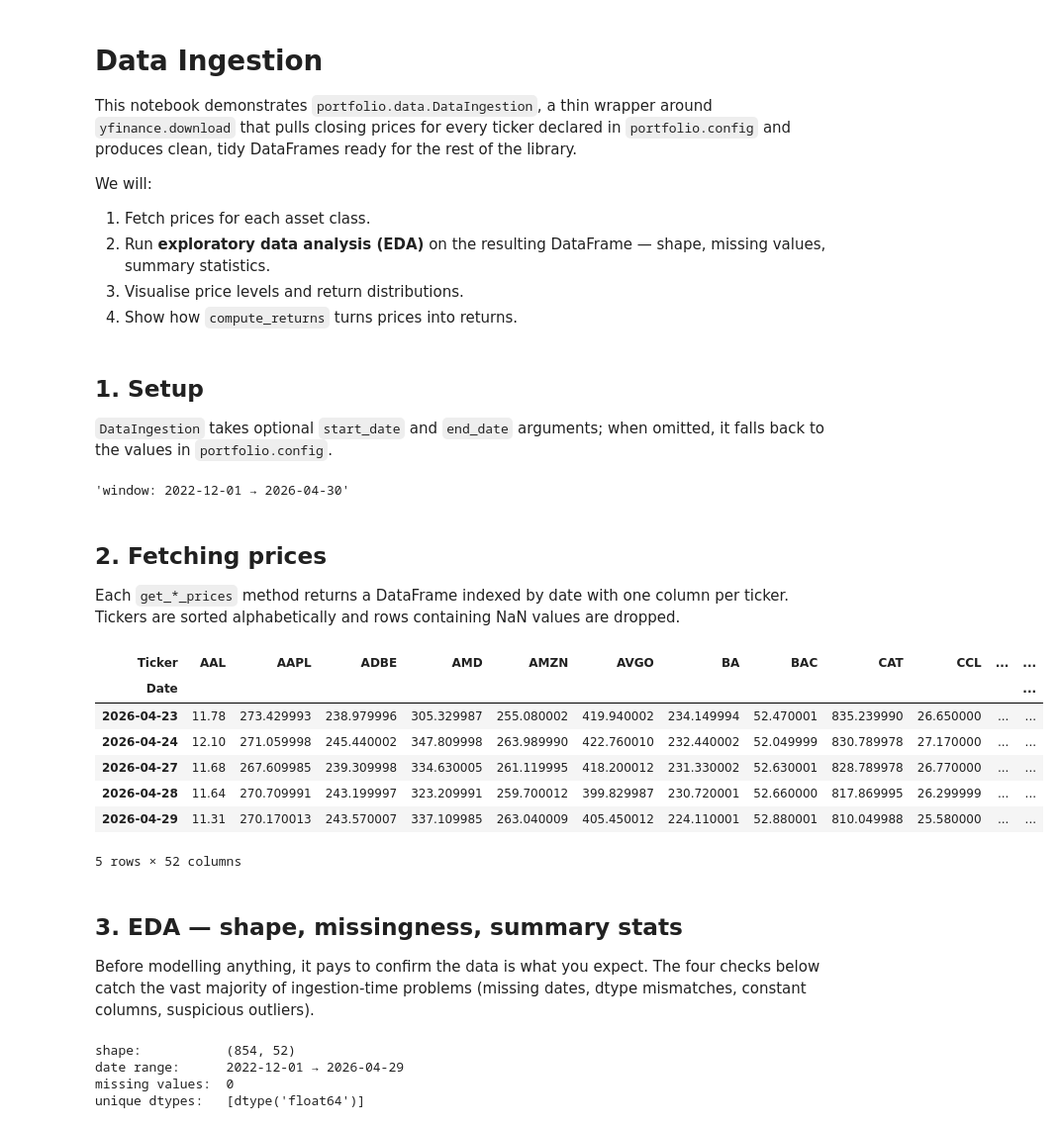
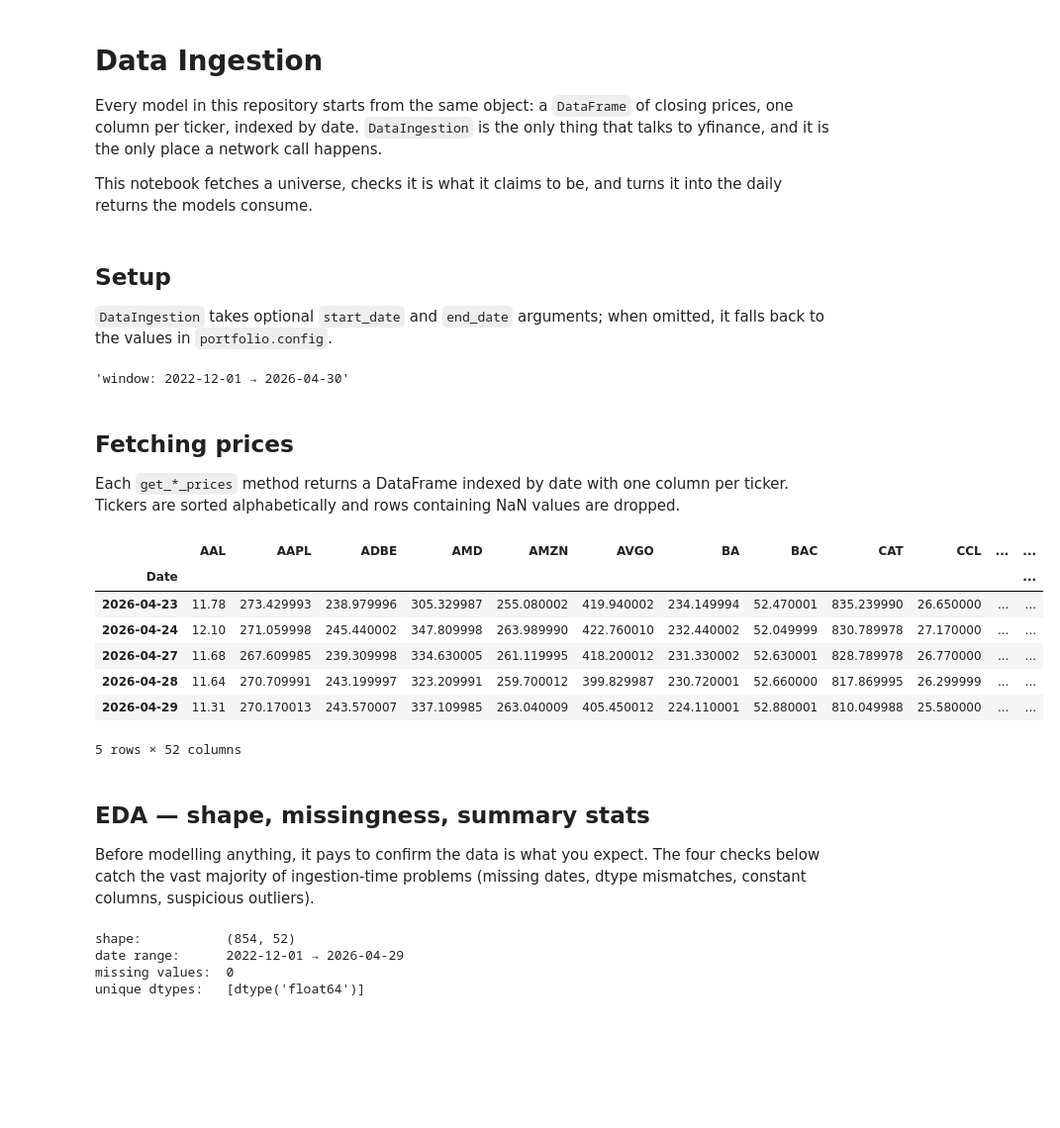
Before and after one commit to nickkats1/Financial-Mathematical-Models, a Jupyter notebook: notebooks/_data_ingestion.ipynb, the cells around one changed output. Shown at 99% size. Cells and saved outputs as stored; diff of their text form; code cells hidden in the pictures; blank space fills up the shorter version.

```diff
--- a/notebooks/_data_ingestion.ipynb
+++ b/notebooks/_data_ingestion.ipynb
@@ -1,16 +1,11 @@
 # %% [markdown]
 # Data Ingestion
 
-This notebook demonstrates `portfolio.data.DataIngestion`, a thin wrapper around `yfinance.download` that pulls closing prices for every ticker declared in `portfolio.config` and produces clean, tidy DataFrames ready for the rest of the library.
+Every model in this repository starts from the same object: a `DataFrame` of closing prices, one column per ticker, indexed by date. `DataIngestion` is the only thing that talks to yfinance, and it is the only place a network call happens.
 
-We will:
-
-1. Fetch prices for each asset class.
-2. Run **exploratory data analysis (EDA)** on the resulting DataFrame — shape, missing values, summary statistics.
-3. Visualise price levels and return distributions.
-4. Show how `compute_returns` turns prices into returns.
+This notebook fetches a universe, checks it is what it claims to be, and turns it into the daily returns the models consume.
 # %% [markdown]
-## 1. Setup
+## Setup
 
 `DataIngestion` takes optional `start_date` and `end_date` arguments; when omitted, it falls back to the values in `portfolio.config`.
 # %%
@@ -27,14 +26,14 @@ f"window: {ingestion.start_date} → {ingestion.end_date}"
 # %% [output]
 'window: 2022-12-01 → 2026-04-30'
 # %% [markdown]
-## 2. Fetching prices
+## Fetching prices
 
 Each `get_*_prices` method returns a DataFrame indexed by date with one column per ticker. Tickers are sorted alphabetically and rows containing NaN values are dropped.
 # %%
-stock_prices = ingestion.get_stock_prices()
+stock_prices = ingestion.get_asset_class_prices("stocks")
 stock_prices.tail()
 # %% [output]
-| Ticker | AAL | AAPL | ADBE | AMD | AMZN | AVGO | BA | BAC | CAT | CCL | ... | ... |
+|  | AAL | AAPL | ADBE | AMD | AMZN | AVGO | BA | BAC | CAT | CCL | ... | ... |
 | Date |  |  |  |  |  |  |  |  |  |  |  | ... |
 | 2026-04-23 | 11.78 | 273.429993 | 238.979996 | 305.329987 | 255.080002 | 419.940002 | 234.149994 | 52.470001 | 835.239990 | 26.650000 | ... | ... |
 | 2026-04-24 | 12.10 | 271.059998 | 245.440002 | 347.809998 | 263.989990 | 422.760010 | 232.440002 | 52.049999 | 830.789978 | 27.170000 | ... | ... |
@@ -43,7 +42,7 @@ stock_prices.tail()
 | 2026-04-29 | 11.31 | 270.170013 | 243.570007 | 337.109985 | 263.040009 | 405.450012 | 224.110001 | 52.880001 | 810.049988 | 25.580000 | ... | ... |
 5 rows × 52 columns
 # %% [markdown]
-## 3. EDA — shape, missingness, summary stats
+## EDA — shape, missingness, summary stats
 
 Before modelling anything, it pays to confirm the data is what you expect. The four checks below catch the vast majority of ingestion-time problems (missing dates, dtype mismatches, constant columns, suspicious outliers).
 # %%
```
Also changed, not shown: parts of 12 cells of this notebook, 54 other files.
